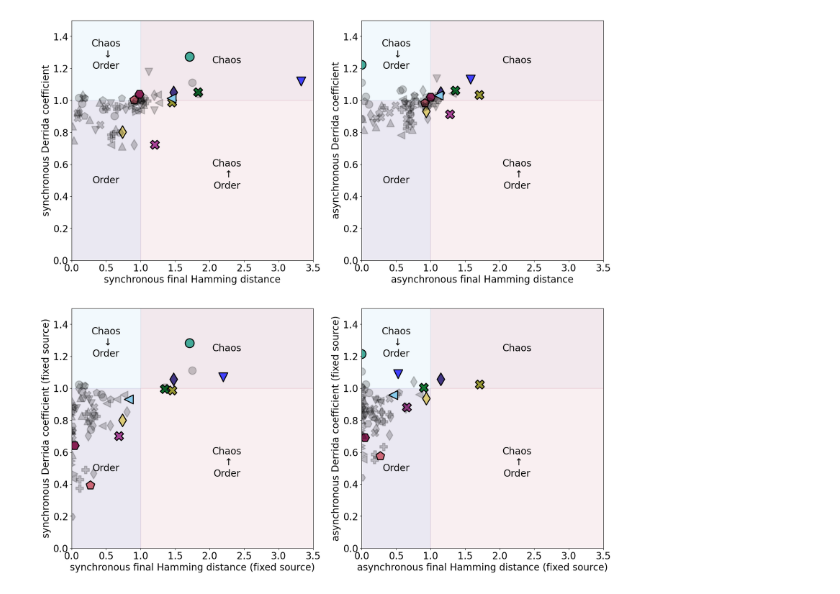
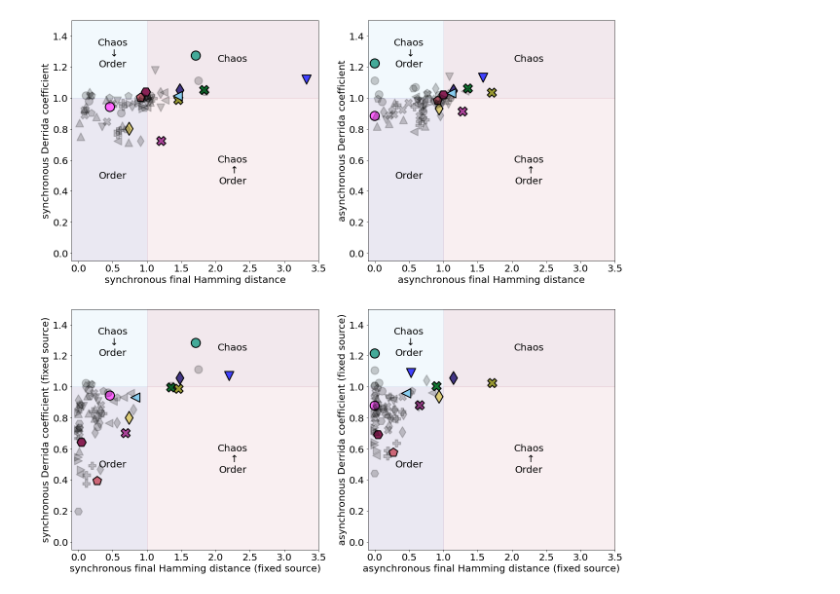
Before and after one commit to kyuhyongpark/cubewalkers-analysis, a Jupyter notebook: perturbation_output_analysis.ipynb, the cells around one changed output. Saved outputs shown, nothing was run; the diff lists cells and outputs as text; code cells hidden in the pictures.

```diff
--- a/perturbation_output_analysis.ipynb
+++ b/perturbation_output_analysis.ipynb
@@ -94,12 +94,13 @@ QC.sort_values(by=['name'])
 highlight_marker_size = 350
 highlight_alpha = 1
 
-color_list = ['#88CCEE', '#44AA99', '#117733', '#433685', '#DDCC77', '#999933','#CC6677', '#882255', '#AA4499', '#4141FF'] # tol_muted scheme
+color_list = ['#88CCEE', '#44AA99', '#117733', '#433685', '#DDCC77', '#999933','#CC6677', '#882255', '#AA4499', '#4141FF', '#FF66FF'] # tol_muted scheme
 
 highlight_dict = {
     'Apoptosis Network':(color_list[0],highlight_marker_size,highlight_alpha),
     'Arabidopsis thaliana Cell Cycle':(color_list[1],highlight_marker_size,highlight_alpha),
     'Aurora Kinase A in Neuroblastoma':(color_list[2],highlight_marker_size,highlight_alpha),
+    'Cell Cycle Transcription by Coupled CDK and Network Oscillators':(color_list[10],highlight_marker_size,highlight_alpha),
     'Colitis-associated colon cancer': (color_list[5],highlight_marker_size,highlight_alpha),
     'Cortical Area Development':(color_list[4],highlight_marker_size,highlight_alpha),
     'Human Gonadal Sex Determination': (color_list[3],highlight_marker_size,highlight_alpha),
@@ -350,32 +351,32 @@ for name,group in groups:
 # ax[0,0].scatter(QC['SF'],QC['AF'])
 ax[0,0].set_xlabel('synchronous fragility')
 ax[0,0].set_ylabel('asynchronous fragility')
-ax[0,0].set_xlim(0,1.6)
-ax[0,0].set_ylim(0,1.6)
+ax[0,0].set_xlim(-0.04,1.6)
+ax[0,0].set_ylim(-0.04,1.6)
 
 for name,group in groups:
     ax[0,1].scatter(group['SFNS'],group['AFNS'],c=hc(group),s=hs(group),alpha=halpha(group),marker=category_symbol_dict[name],linewidths=2,edgecolor='k')
 # ax[0,1].scatter(QC['SFNS'],QC['AFNS'])
 ax[0,1].set_xlabel('synchronous fragility (fixed source)')
 ax[0,1].set_ylabel('asynchronous fragility (fixed source)')
-ax[0,1].set_xlim(0,1.6)
-ax[0,1].set_ylim(0,1.6)
+ax[0,1].set_xlim(-0.04,1.6)
+ax[0,1].set_ylim(-0.04,1.6)
 
 for name,group in groups:
     ax[1,0].scatter(group['SF'],group['SFNS'],c=hc(group),s=hs(group),alpha=halpha(group),marker=category_symbol_dict[name],linewidths=2,edgecolor='k')
 # ax[1,0].scatter(QC['SF'],QC['SFNS'])
 ax[1,0].set_xlabel('synchronous fragility')
 ax[1,0].set_ylabel('synchronous fragility (fixed source)')
-ax[1,0].set_xlim(0,1.6)
-ax[1,0].set_ylim(0,1.6)
+ax[1,0].set_xlim(-0.04,1.6)
+ax[1,0].set_ylim(-0.04,1.6)
 
 for name,group in groups:
     ax[1,1].scatter(group['AF'],group['AFNS'],c=hc(group),s=hs(group),alpha=halpha(group),marker=category_symbol_dict[name],linewidths=2,edgecolor='k')
 # ax[1,1].scatter(QC['AF'],QC['AFNS'])
 ax[1,1].set_xlabel('asynchronous fragility')
 ax[1,1].set_ylabel('asynchronous fragility (fixed source)')
-ax[1,1].set_xlim(0,1.6)
-ax[1,1].set_ylim(0,1.6)
+ax[1,1].set_xlim(-0.04,1.6)
+ax[1,1].set_ylim(-0.04,1.6)
 
 for sub_ax in ax.flatten():
     sub_ax.axline((1,1),slope=1,linestyle='--',color='k')
@@ -452,6 +452,8 @@ plt.show()
 # %%
 region_alpha = 0.1
 cmap = plt.cm.get_cmap('coolwarm')
+minvalx = -0.1
+minvaly = -0.05
 maxvalx = 3.5
 maxvaly = 1.5
 cnorm=CenteredNorm(vcenter=0,halfrange=0.5)
@@ -460,16 +462,14 @@ fig.set_facecolor('white')
 
 for sub_ax in ax.flatten():
     regions = [
-        Rectangle((0,0),1,1,color='#332288',alpha=region_alpha),
+        Rectangle((minvalx,minvaly),1-minvalx,1-minvaly,color='#332288',alpha=region_alpha),
         Rectangle((1,1),maxvalx-1,maxvaly-1,color='#882255',alpha=region_alpha),
-        Rectangle((0,1),1,maxvalx-1,color='#88CCEE',alpha=region_alpha),
-        Rectangle((1,0),maxvalx-1,1,color='#CC6677',alpha=region_alpha),
+        Rectangle((minvalx,1),1-minvalx,maxvalx-1,color='#88CCEE',alpha=region_alpha),
+        Rectangle((1,minvaly),maxvalx-1,1-minvaly,color='#CC6677',alpha=region_alpha),
         ]
+    for r in regions:
+        sub_ax.add_patch(r)
 
-    #sub_ax.axline((1,1),slope=1,linestyle='--',color='k')
-    # sub_ax.hlines(1,0,maxval,linestyle='-.',color='k')
-    # sub_ax.vlines(1,0,maxval,linestyle='-.',color='k')
-    [sub_ax.add_patch(r) for r in regions]
     sub_ax.annotate(('Chaos\n'+r'$\downarrow$'+'\nOrder\n'),xy=(0.5,1.25),ha='center',va='center')
     sub_ax.annotate('Order',xy=(0.5,0.5),ha='center',va='center')
     sub_ax.annotate(('Chaos\n'+r'$\uparrow$'+'\nOrder\n'),xy=(2.25,0.5),ha='center',va='center')
@@ -478,39 +478,39 @@ for sub_ax in ax.flatten():
 for name,group in groups:
     ax[0,0].scatter(group['SFHD'],group['SDC'],c=hc(group),s=hs(group),alpha=halpha(group),marker=category_symbol_dict[name],linewidths=2,edgecolor='k')
 # ax[0,0].scatter(QC['SFHD'],QC['SDC'],c='k')#c=QC['SF']-QC['SDC'],cmap=cmap, norm=cnorm)
 ax[0,0].set_xlabel('synchronous final Hamming distance')
 ax[0,0].set_ylabel('synchronous Derrida coefficient')
-ax[0,0].set_xlim(0,maxvalx)
-ax[0,0].set_ylim(0,maxvaly)
+ax[0,0].set_xlim(minvalx,maxvalx)
+ax[0,0].set_ylim(minvaly,maxvaly)
 
 for name,group in groups:
     ax[0,1].scatter(group['AFHD'],group['ADC'],c=hc(group),s=hs(group),alpha=halpha(group),marker=category_symbol_dict[name],linewidths=2,edgecolor='k')
 # ax[0,1].scatter(QC['AFHD'],QC['ADC'],c='k')#c=QC['AF']-QC['ADC'],cmap=cmap, norm=cnorm)
 ax[0,1].set_xlabel('asynchronous final Hamming distance')
 ax[0,1].set_ylabel('asynchronous Derrida coefficient')
-ax[0,1].set_xlim(0,maxvalx)
-ax[0,1].set_ylim(0,maxvaly)
+ax[0,1].set_xlim(minvalx,maxvalx)
+ax[0,1].set_ylim(minvaly,maxvaly)
 
 for name,group in groups:
     ax[1,0].scatter(group['SFHDNS'],group['SDCNS'],c=hc(group),s=hs(group),alpha=halpha(group),marker=category_symbol_dict[name],linewidths=2,edgecolor='k')
 # ax[1,0].scatter(QC['SFHDNS'],QC['SDCNS'],c='k')#c=QC['SFNS']-QC['SDCNS'],cmap=cmap, norm=cnorm)
 ax[1,0].set_xlabel('synchronous final Hamming distance (fixed source)')
 ax[1,0].set_ylabel('synchronous Derrida coefficient (fixed source)')
-ax[1,0].set_xlim(0,maxvalx)
-ax[1,0].set_ylim(0,maxvaly)
+ax[1,0].set_xlim(minvalx,maxvalx)
+ax[1,0].set_ylim(minvaly,maxvaly)
 
 for name,group in groups:
     ax[1,1].scatter(group['AFHDNS'],group['ADCNS'],c=hc(group),s=hs(group),alpha=halpha(group),marker=category_symbol_dict[name],linewidths=2,edgecolor='k')
 # ax[1,1].scatter(QC['AFHDNS'],QC['ADCNS'],c='k')#c=QC['AFNS']-QC['ADCNS'],cmap=cmap, norm=cnorm)
 ax[1,1].set_xlabel('asynchronous final Hamming distance (fixed source)')
 ax[1,1].set_ylabel('asynchronous Derrida coefficient (fixed source)')
-ax[1,1].set_xlim(0,maxvalx)
-ax[1,1].set_ylim(0,maxvaly)
+ax[1,1].set_xlim(minvalx,maxvalx)
+ax[1,1].set_ylim(minvaly,maxvaly)
 
 
 
 plt.savefig(f'./data/{models_dir}/figures/Derrida-Hamming.png')
 plt.savefig(f'./data/{models_dir}/figures/Derrida-Hamming.pdf')
 plt.show()
 # %% [output]
-[figure, old version]
+[figure, new version]
```
Also changed, not shown: parts of 8 cells of this notebook, 16 other files.
